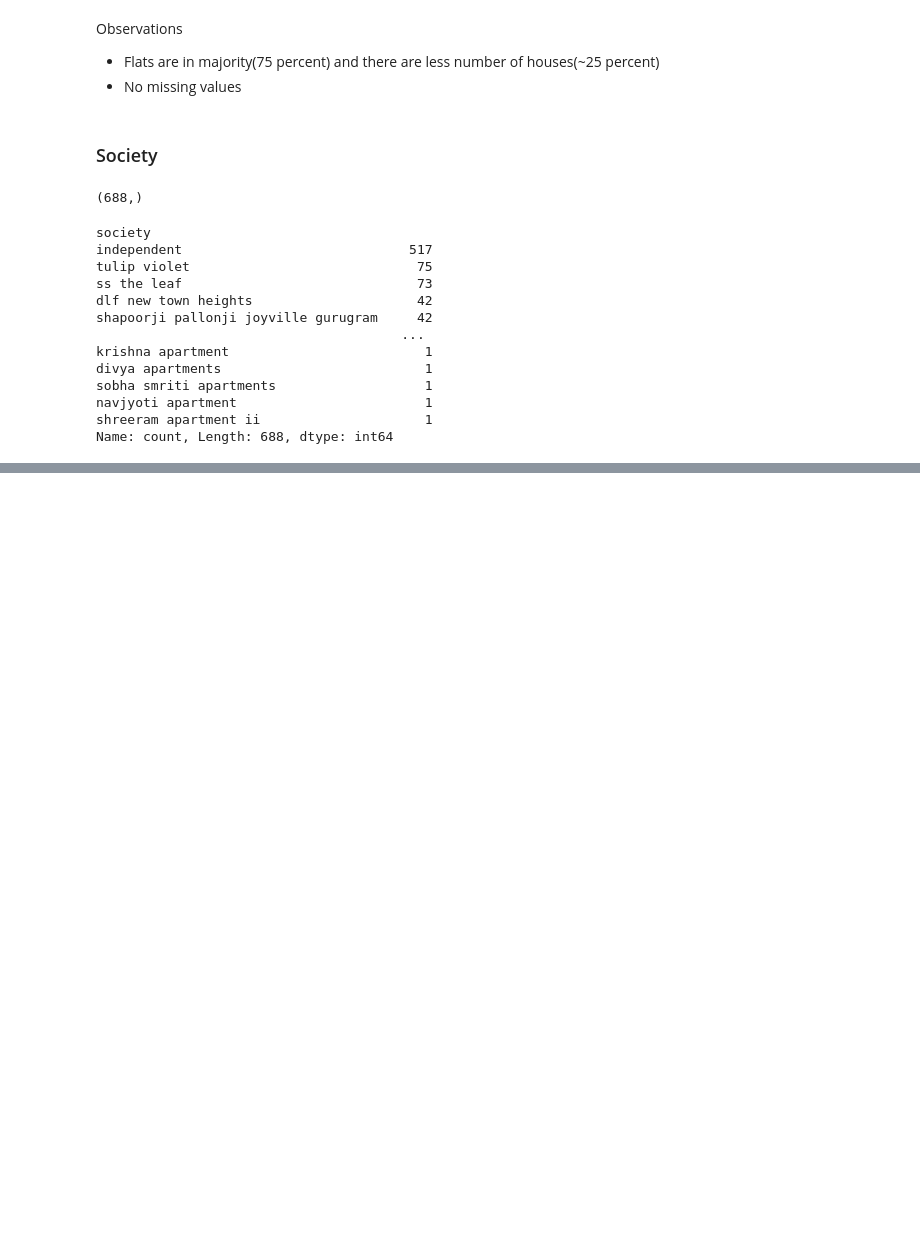
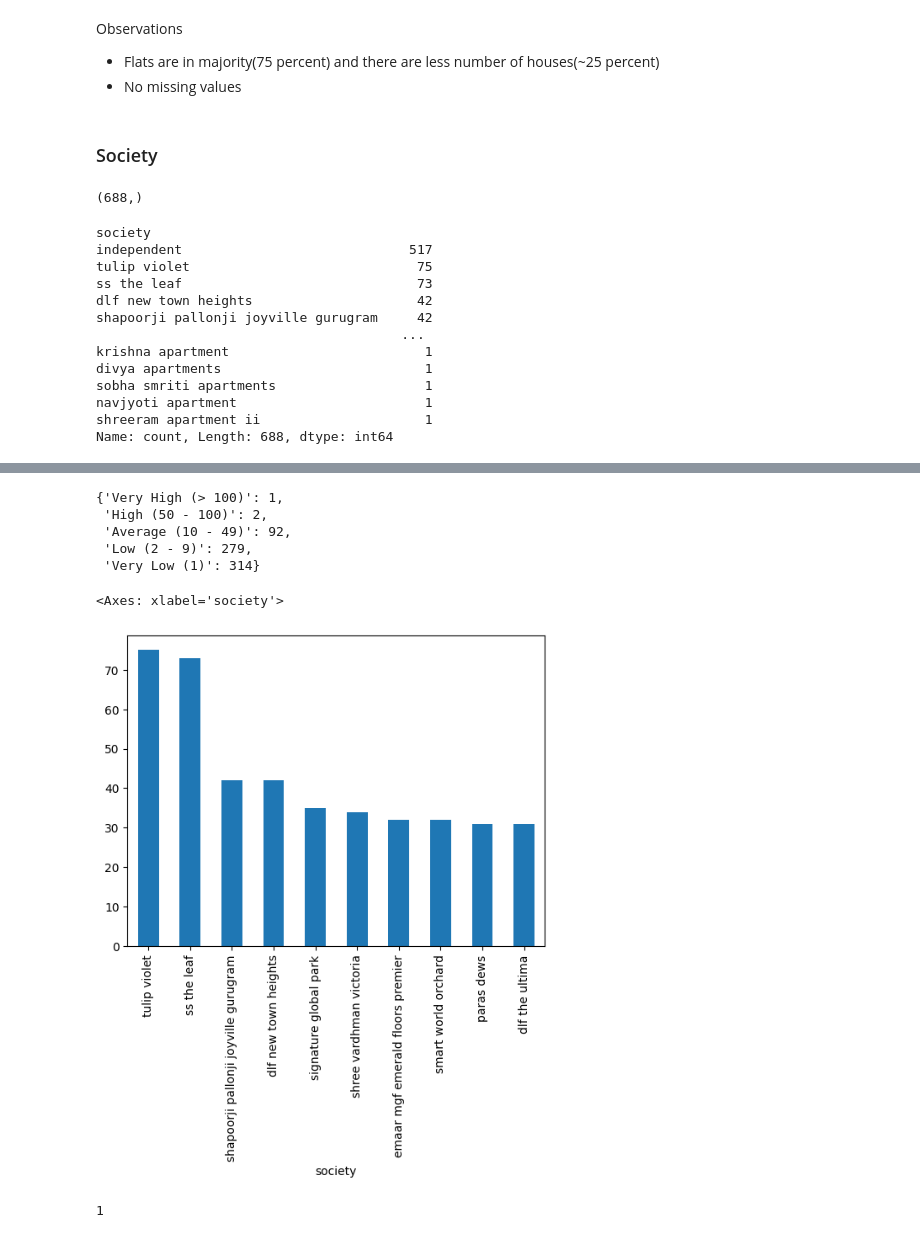
Before and after one commit to Apurba1903/Machine_Learning_Based_Real_Estate_System, a Jupyter notebook: EDA/univariate-analysis.ipynb, the cells around one changed output, grey strips where cells are left out. Cells and saved outputs as stored; diff of their text form; code cells hidden in the pictures; blank space fills up the shorter version.

Commit message:
EDA on Society Column

```diff
--- a/EDA/univariate-analysis.ipynb
+++ b/EDA/univariate-analysis.ipynb
@@ -86,0 +103,29 @@ Name: count, Length: 688, dtype: int64
+# %%
+society_counts = df['society'].value_counts()
+
+# Frequency Distribution for Societies
+frequency_bins = {
+    "Very High (> 100)": (society_counts > 100).sum(),
+    "High (50 - 100)": ((society_counts >= 50) & (society_counts <= 100)).sum(),
+    "Average (10 - 49)": ((society_counts >= 10) & (society_counts < 50)).sum(),
+    "Low (2 - 9)": ((society_counts > 1) & (society_counts < 10)).sum(),
+    "Very Low (1)": (society_counts == 1).sum()
+}
+frequency_bins
+# %% [output]
+{'Very High (> 100)': 1,
+ 'High (50 - 100)': 2,
+ 'Average (10 - 49)': 92,
+ 'Low (2 - 9)': 279,
+ 'Very Low (1)': 314}
+# %%
+# Top 10 Societies
+
+df[df['society'] != 'independent']['society'].value_counts().head(10).plot(kind='bar')
+# %% [output]
+<Axes: xlabel='society'>
+[figure, added]
+# %%
+df['society'].isnull().sum()
+# %% [output]
+1
```
Also changed, not shown: parts of 4 cells of this notebook.
